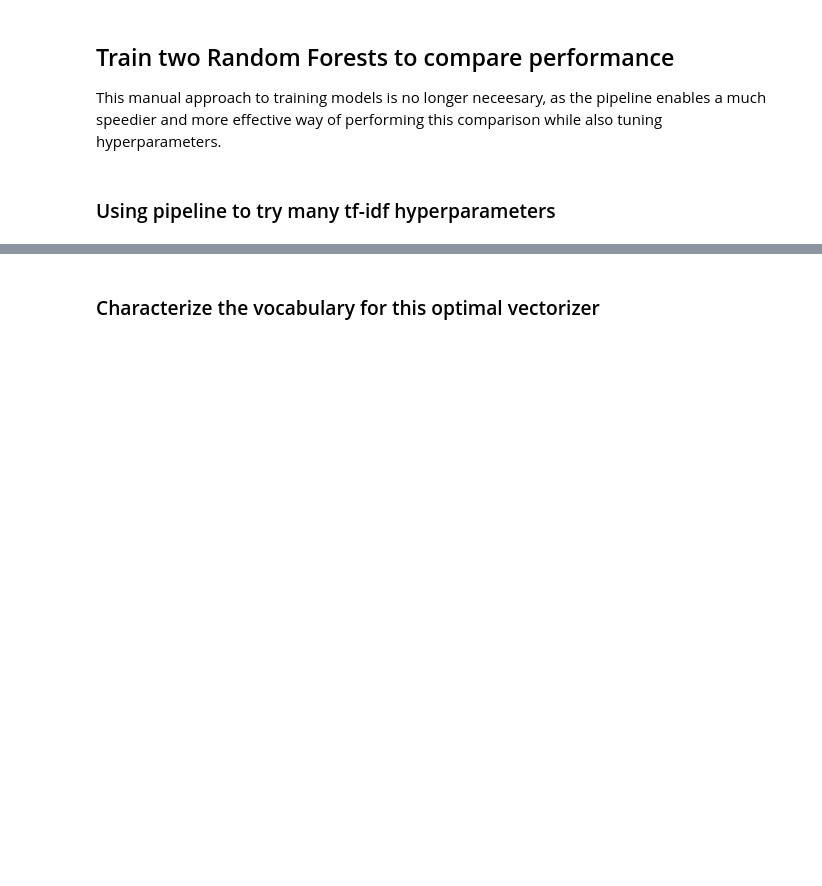
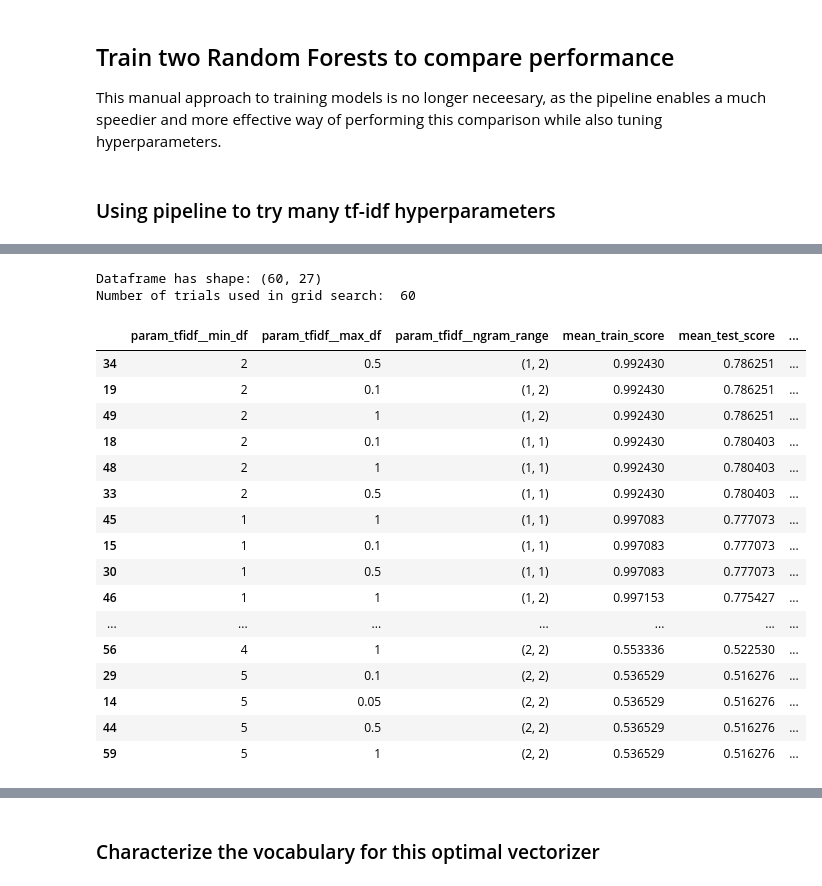
Before and after one commit to Dtphelan1/sentiment-analysis, a Jupyter notebook: exploratory_notebooks/Data_Cleaning_Processing.ipynb, the cells around one changed output, grey strips where cells are left out. Drawn from its saved outputs; the diff is of its cells as text; code cells hidden in the pictures; blank space fills up the shorter version.

```diff
--- a/exploratory_notebooks/Data_Cleaning_Processing.ipynb
+++ b/exploratory_notebooks/Data_Cleaning_Processing.ipynb
@@ -11,5 +11,21 @@ from sklearn.ensemble import RandomForestClassifier
 from sklearn.pipeline import Pipeline
 from sklearn.model_selection import GridSearchCV
 
+# Custom functions
+def print_gridsearch_results(grid_searcher, unique_params):
+    # For a given gridsearcher and the relevant params used in grid_search, print the results of the runs
+    # Get the data as a pandas DF
+    gsearch_results_df = pd.DataFrame(grid_searcher.cv_results_).copy()
+    print("Dataframe has shape: %s" % (str(gsearch_results_df.shape)))
+    n_trials_grid_search = gsearch_results_df.shape[0]
+    print("Number of trials used in grid search: ", n_trials_grid_search)
+
+    # Rearrange row order so it is easy to skim
+    gsearch_results_df.sort_values('rank_test_score', inplace=True)
+    # Transform param-text to match up with cv_results_ representation
+    param_keys = [f"param_{key}" for key in unique_params]
+    return(gsearch_results_df[param_keys + ['mean_train_score', 'mean_test_score', 'mean_fit_time', 'rank_test_score']])
+
+
 
 RANDOM_STATE = 123
@@ -104,23 +83,24 @@ This manual approach to training models is no longer neceesary, as the pipeline
 # %% [markdown]
 ### Using pipeline to try many tf-idf hyperparameters
 # %%
-pipeline = Pipeline([
+tfidf_pipeline = Pipeline([
     ('tfidf', TfidfVectorizer(stop_words='english')),
     ('clf', RandomForestClassifier(random_state=RANDOM_STATE)),
  ])
-parameters = {
-    'tfidf__min_df': np.arange(1,5),
-    'tfidf__max_df': (0.05, 0.1, 0.5),
-    'tfidf__ngram_range': [(1, 1), (1, 2)],
+tfidf_parameters = {
+    'tfidf__min_df': np.arange(1,6),
+    'tfidf__max_df': (0.05, 0.1, 0.5, 1.0),
+    'tfidf__ngram_range': [(1, 1), (1, 2), (2,2)],
 }
 
 tfidf_grid_searcher = GridSearchCV(
-    pipeline,
-    parameters,
-    cv=5,
+    tfidf_pipeline,
+    tfidf_parameters,
+    cv=7,
     n_jobs=3,
     verbose=3,
-    scoring='balanced_accuracy'
+    scoring='balanced_accuracy',
+    return_train_score=True
 )
 tfidf_grid_searcher.fit(x_train_text, y_train)
 # %% [output]
@@ -177,3 +123,25 @@ tfidf_gsearch_results_df[tfidf_param_keys + ['mean_test_score', 'mean_fit_time',
+# %%
+print_gridsearch_results(tfidf_grid_searcher, list(tfidf_parameters.keys()))
+# %% [output]
+Dataframe has shape: (60, 27)
+Number of trials used in grid search:  60
+|  | param_tfidf__min_df | param_tfidf__max_df | param_tfidf__ngram_range | mean_train_score | mean_test_score | ... |
+| 34 | 2 | 0.5 | (1, 2) | 0.992430 | 0.786251 | ... |
+| 19 | 2 | 0.1 | (1, 2) | 0.992430 | 0.786251 | ... |
+| 49 | 2 | 1 | (1, 2) | 0.992430 | 0.786251 | ... |
+| 18 | 2 | 0.1 | (1, 1) | 0.992430 | 0.780403 | ... |
+| 48 | 2 | 1 | (1, 1) | 0.992430 | 0.780403 | ... |
+| 33 | 2 | 0.5 | (1, 1) | 0.992430 | 0.780403 | ... |
+| 45 | 1 | 1 | (1, 1) | 0.997083 | 0.777073 | ... |
+| 15 | 1 | 0.1 | (1, 1) | 0.997083 | 0.777073 | ... |
+| 30 | 1 | 0.5 | (1, 1) | 0.997083 | 0.777073 | ... |
+| 46 | 1 | 1 | (1, 2) | 0.997153 | 0.775427 | ... |
+| ... | ... | ... | ... | ... | ... | ... |
+| 56 | 4 | 1 | (2, 2) | 0.553336 | 0.522530 | ... |
+| 29 | 5 | 0.1 | (2, 2) | 0.536529 | 0.516276 | ... |
+| 14 | 5 | 0.05 | (2, 2) | 0.536529 | 0.516276 | ... |
+| 44 | 5 | 0.5 | (2, 2) | 0.536529 | 0.516276 | ... |
+| 59 | 5 | 1 | (2, 2) | 0.536529 | 0.516276 | ... |
 # %%
 print("Best parameters set:")
 print(tfidf_grid_searcher.best_estimator_[0])
```
Also changed, not shown: parts of 13 cells of this notebook, 3 other files.
